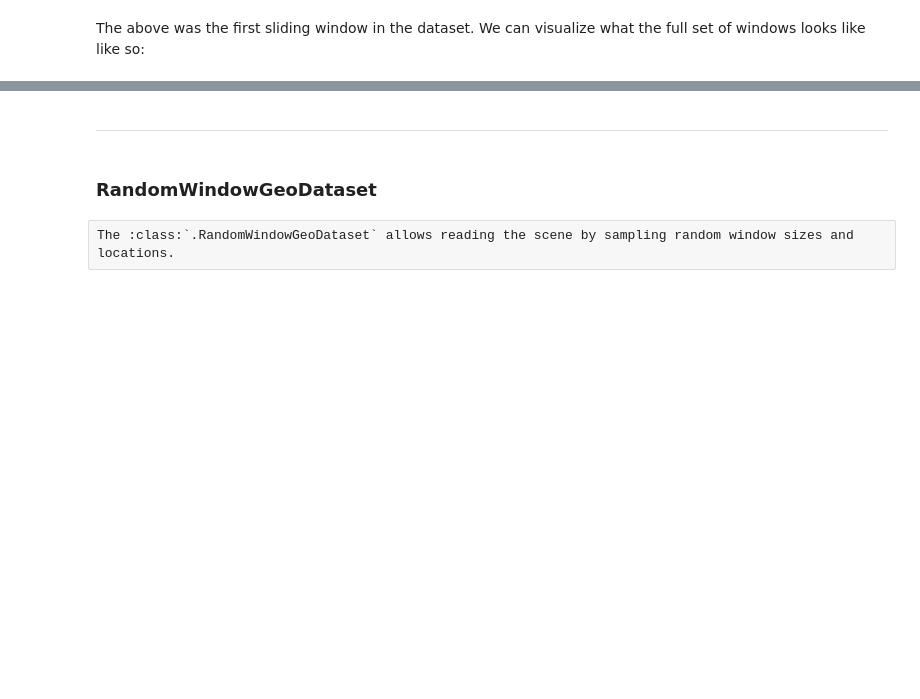
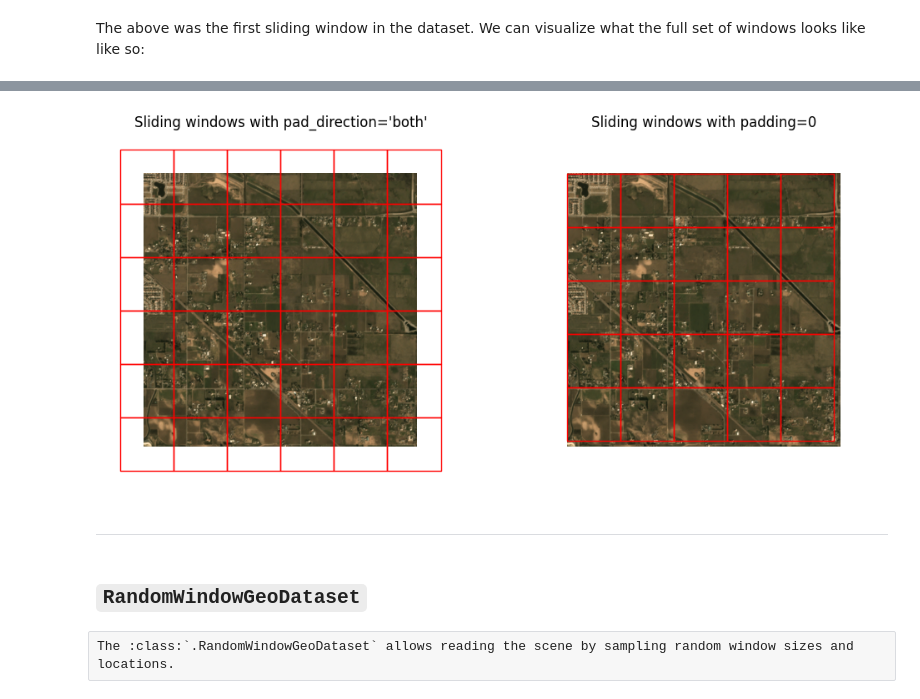
Before and after one commit to azavea/raster-vision, a Jupyter notebook: docs/usage/tutorials/sampling_training_data.ipynb, the cells around one changed output, grey strips where cells are left out. Drawn from its saved outputs; the diff is of its cells as text; code cells hidden in the pictures; blank space fills up the shorter version.

```diff
--- a/docs/usage/tutorials/sampling_training_data.ipynb
+++ b/docs/usage/tutorials/sampling_training_data.ipynb
@@ -99,0 +117,24 @@ show_windows(img_full, ds.windows, title='Sliding windows')
+# %%
+ds_pad_all_sides = SemanticSegmentationSlidingWindowGeoDataset.from_uris(
+    class_config=class_config,
+    image_uri=image_uri,
+    label_vector_uri=label_uri,
+    label_vector_default_class_id=class_config.get_class_id('building'),
+    image_raster_source_kw=dict(allow_streaming=True),
+    size=200,
+    stride=200,
+    out_size=256,
+    padding=None, # will be automatically calculated if None
+    pad_direction='both',
+)
+ds_no_padding = SemanticSegmentationSlidingWindowGeoDataset.from_uris(
+    class_config=class_config,
+    image_uri=image_uri,
+    label_vector_uri=label_uri,
+    label_vector_default_class_id=class_config.get_class_id('building'),
+    image_raster_source_kw=dict(allow_streaming=True),
+    size=200,
+    stride=200,
+    out_size=256,
+    padding=0,
+)
@@ -100,7 +144,14 @@ show_windows(img_full, ds.windows, title='Sliding windows')
+# %%
+fig, (ax1, ax2) = plt.subplots(1, 2, figsize=(12, 6), sharex=True, sharey=True)
+show_windows(img_full, ds_pad_all_sides.windows, title='Sliding windows with pad_direction=\'both\'', ax=ax1, show=False)
+show_windows(img_full, ds_no_padding.windows, title='Sliding windows with padding=0', ax=ax2, show=False)
+plt.show()
+# %% [output]
+[figure, added]
 # %% [markdown]
 <hr style="border:2px solid gray">
 # %% [markdown]
-### RandomWindowGeoDataset
+## `RandomWindowGeoDataset`
 # %% [raw]
 The :class:`.RandomWindowGeoDataset` allows reading the scene by sampling random window sizes and locations.
 # %%
```
Also changed, not shown: parts of 11 cells of this notebook.
